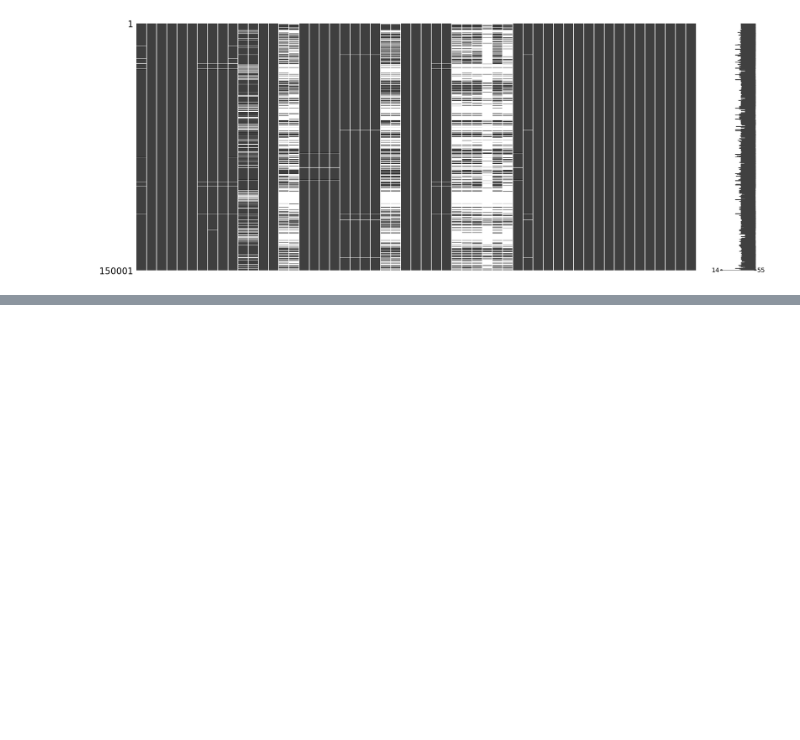
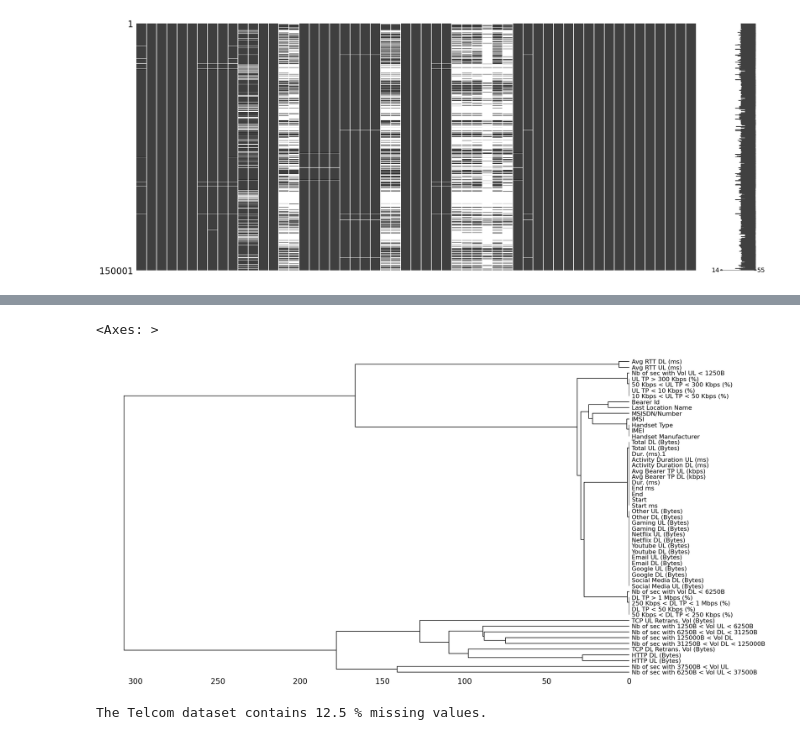
Before and after one commit to olaniSiyum/User_Analytics_in_the_Telecommunication_industry, a Jupyter notebook: notebook/data_cleaning.ipynb, the cells around one changed output, grey strips where cells are left out. Saved outputs shown, nothing was run; the diff lists cells and outputs as text; code cells hidden in the pictures; blank space fills up the shorter version.

Commit message:
missing values evaluation

```diff
--- a/notebook/data_cleaning.ipynb
+++ b/notebook/data_cleaning.ipynb
@@ -123,0 +129,11 @@ msno.matrix(df)
+# %%
+msno.dendrogram(df)
+# %% [output]
+<Axes: >
+[figure, added]
+# %%
+totalCells, missingCount, totalMissing = percent_missing(df)
+print("The Telcom dataset contains", round(
+    ((totalMissing/totalCells) * 100), 2), "%", "missing values.")
+# %% [output]
+The Telcom dataset contains 12.5 % missing values.
```
Also changed, not shown: parts of 6 cells of this notebook.
